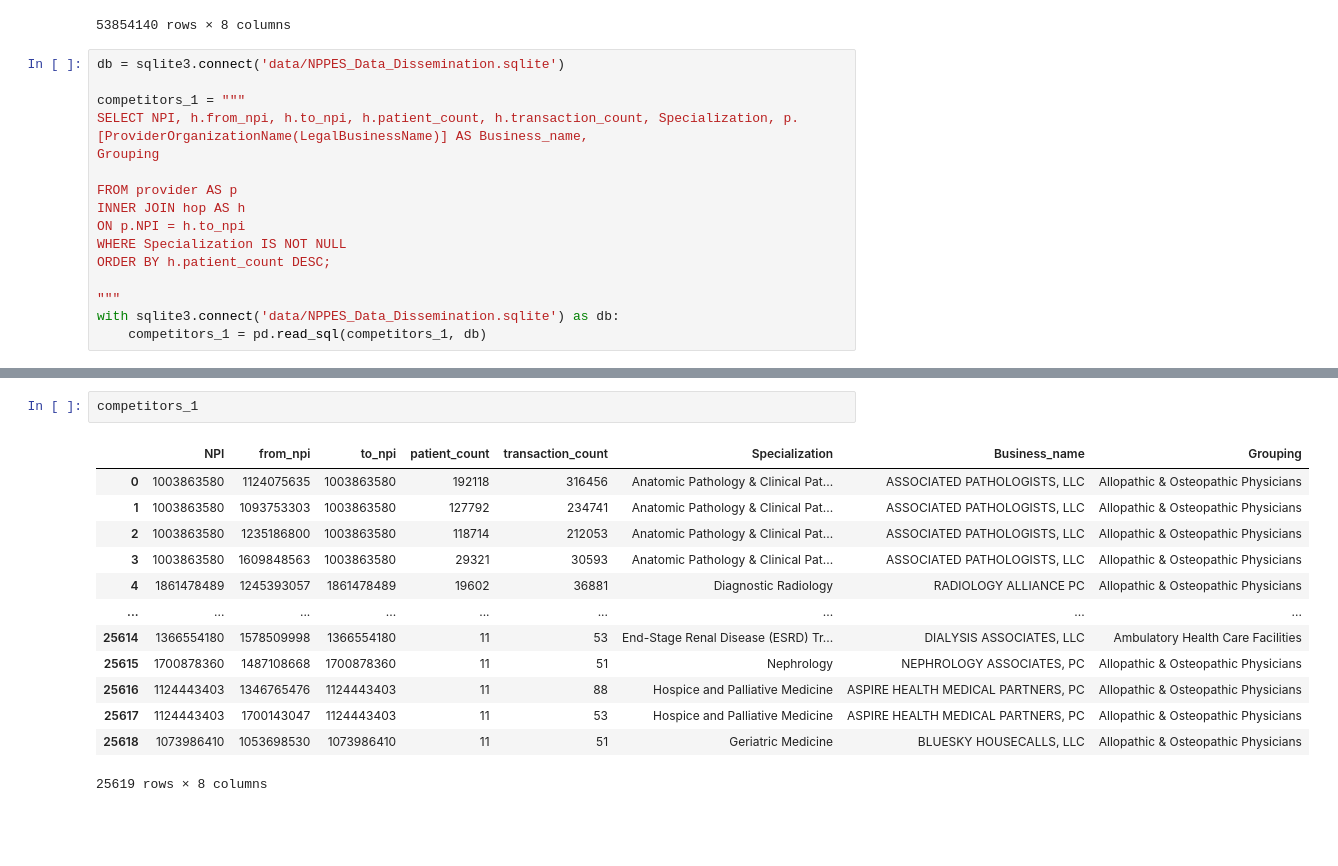
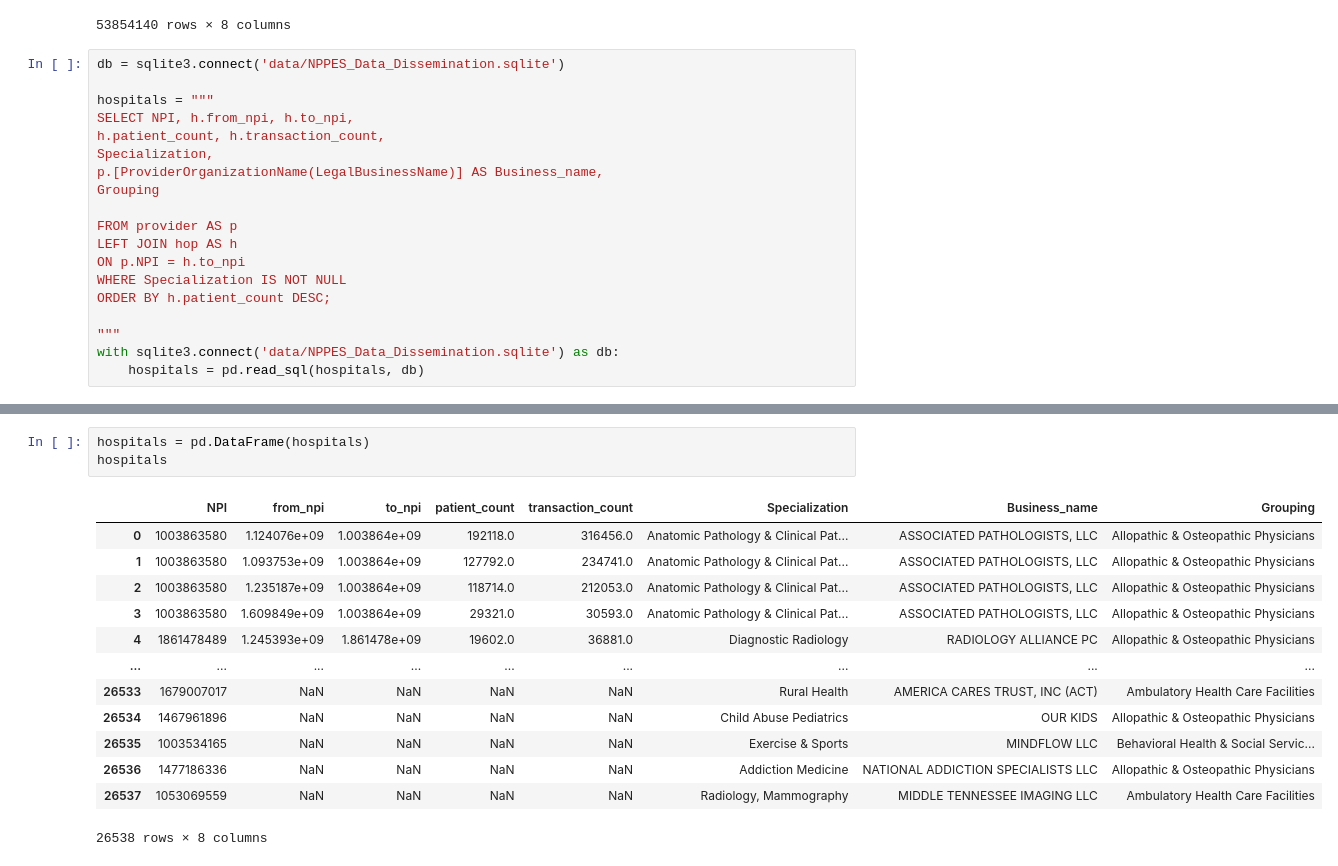
Before and after one commit to nss-data-science-cohort-6/hop_team-double-eagle-ii, a Jupyter notebook: Analysis_AC.ipynb, the cells around one changed output, grey strips where cells are left out. Saved outputs shown, nothing was run; the diff lists cells and outputs as text; blank space fills up the shorter version.

```diff
--- a/Analysis_AC.ipynb
+++ b/Analysis_AC.ipynb
@@ -177,16 +185,19 @@ competitors
 # %%
 db = sqlite3.connect('data/NPPES_Data_Dissemination.sqlite')
 
-competitors_1 = """
-SELECT NPI, h.from_npi, h.to_npi, h.patient_count, h.transaction_count, Specialization, p.[ProviderOrganizationName(LegalBusinessName)] AS Business_name,
+hospitals = """
+SELECT NPI, h.from_npi, h.to_npi,
+h.patient_count, h.transaction_count,
+Specialization,
+p.[ProviderOrganizationName(LegalBusinessName)] AS Business_name,
 Grouping
 
 FROM provider AS p
-INNER JOIN hop AS h
+LEFT JOIN hop AS h
 ON p.NPI = h.to_npi
 WHERE Specialization IS NOT NULL
 ORDER BY h.patient_count DESC;
 
 """
 with sqlite3.connect('data/NPPES_Data_Dissemination.sqlite') as db:
-    competitors_1 = pd.read_sql(competitors_1, db)
+    hospitals = pd.read_sql(hospitals, db)
@@ -193,16 +224,17 @@ with sqlite3.connect('data/NPPES_Data_Dissemination.sqlite') as db:
 # %%
-competitors_1
+hospitals = pd.DataFrame(hospitals)
+hospitals
 # %% [output]
 |  | NPI | from_npi | to_npi | patient_count | transaction_count | Specialization | Business_name | Grouping |
-| 0 | 1003863580 | 1124075635 | 1003863580 | 192118 | 316456 | Anatomic Pathology & Clinical Pat... | ASSOCIATED PATHOLOGISTS, LLC | Allopathic & Osteopathic Physicians |
-| 1 | 1003863580 | 1093753303 | 1003863580 | 127792 | 234741 | Anatomic Pathology & Clinical Pat... | ASSOCIATED PATHOLOGISTS, LLC | Allopathic & Osteopathic Physicians |
-| 2 | 1003863580 | 1235186800 | 1003863580 | 118714 | 212053 | Anatomic Pathology & Clinical Pat... | ASSOCIATED PATHOLOGISTS, LLC | Allopathic & Osteopathic Physicians |
-| 3 | 1003863580 | 1609848563 | 1003863580 | 29321 | 30593 | Anatomic Pathology & Clinical Pat... | ASSOCIATED PATHOLOGISTS, LLC | Allopathic & Osteopathic Physicians |
-| 4 | 1861478489 | 1245393057 | 1861478489 | 19602 | 36881 | Diagnostic Radiology | RADIOLOGY ALLIANCE PC | Allopathic & Osteopathic Physicians |
+| 0 | 1003863580 | 1.124076e+09 | 1.003864e+09 | 192118.0 | 316456.0 | Anatomic Pathology & Clinical Pat... | ASSOCIATED PATHOLOGISTS, LLC | Allopathic & Osteopathic Physicians |
+| 1 | 1003863580 | 1.093753e+09 | 1.003864e+09 | 127792.0 | 234741.0 | Anatomic Pathology & Clinical Pat... | ASSOCIATED PATHOLOGISTS, LLC | Allopathic & Osteopathic Physicians |
+| 2 | 1003863580 | 1.235187e+09 | 1.003864e+09 | 118714.0 | 212053.0 | Anatomic Pathology & Clinical Pat... | ASSOCIATED PATHOLOGISTS, LLC | Allopathic & Osteopathic Physicians |
+| 3 | 1003863580 | 1.609849e+09 | 1.003864e+09 | 29321.0 | 30593.0 | Anatomic Pathology & Clinical Pat... | ASSOCIATED PATHOLOGISTS, LLC | Allopathic & Osteopathic Physicians |
+| 4 | 1861478489 | 1.245393e+09 | 1.861478e+09 | 19602.0 | 36881.0 | Diagnostic Radiology | RADIOLOGY ALLIANCE PC | Allopathic & Osteopathic Physicians |
 | ... | ... | ... | ... | ... | ... | ... | ... | ... |
-| 25614 | 1366554180 | 1578509998 | 1366554180 | 11 | 53 | End-Stage Renal Disease (ESRD) Tr... | DIALYSIS ASSOCIATES, LLC | Ambulatory Health Care Facilities |
-| 25615 | 1700878360 | 1487108668 | 1700878360 | 11 | 51 | Nephrology | NEPHROLOGY ASSOCIATES, PC | Allopathic & Osteopathic Physicians |
-| 25616 | 1124443403 | 1346765476 | 1124443403 | 11 | 88 | Hospice and Palliative Medicine | ASPIRE HEALTH MEDICAL PARTNERS, PC | Allopathic & Osteopathic Physicians |
-| 25617 | 1124443403 | 1700143047 | 1124443403 | 11 | 53 | Hospice and Palliative Medicine | ASPIRE HEALTH MEDICAL PARTNERS, PC | Allopathic & Osteopathic Physicians |
-| 25618 | 1073986410 | 1053698530 | 1073986410 | 11 | 51 | Geriatric Medicine | BLUESKY HOUSECALLS, LLC | Allopathic & Osteopathic Physicians |
+| 26533 | 1679007017 | NaN | NaN | NaN | NaN | Rural Health | AMERICA CARES TRUST, INC (ACT) | Ambulatory Health Care Facilities |
+| 26534 | 1467961896 | NaN | NaN | NaN | NaN | Child Abuse Pediatrics | OUR KIDS | Allopathic & Osteopathic Physicians |
+| 26535 | 1003534165 | NaN | NaN | NaN | NaN | Exercise & Sports | MINDFLOW LLC | Behavioral Health & Social Servic... |
+| 26536 | 1477186336 | NaN | NaN | NaN | NaN | Addiction Medicine | NATIONAL ADDICTION SPECIALISTS LLC | Allopathic & Osteopathic Physicians |
+| 26537 | 1053069559 | NaN | NaN | NaN | NaN | Radiology, Mammography | MIDDLE TENNESSEE IMAGING LLC | Ambulatory Health Care Facilities |
-25619 rows × 8 columns
+26538 rows × 8 columns
```
Also changed, not shown: parts of 5 cells of this notebook.
